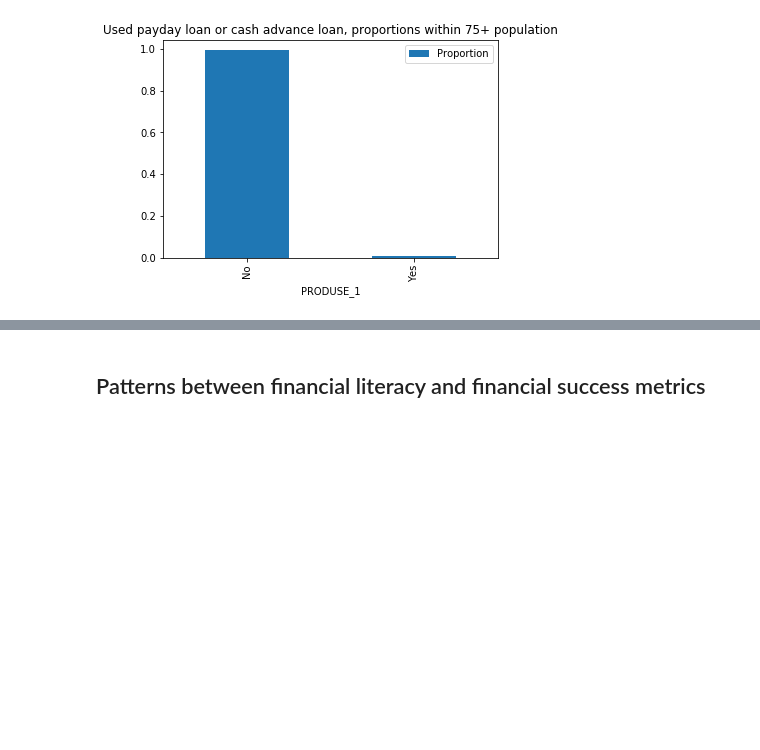
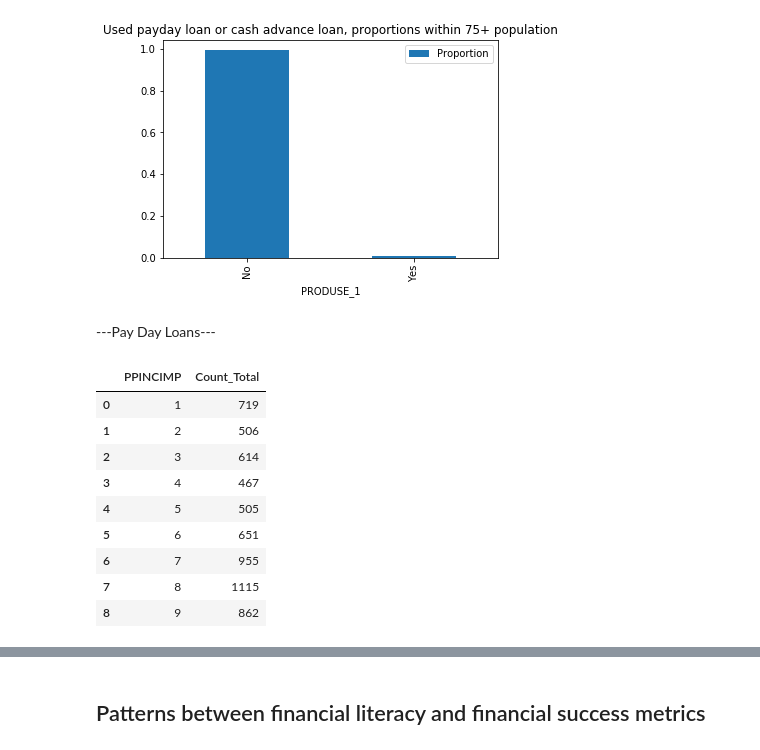
Before and after one commit to ds4a-team85/cohort2020-team-project, a Jupyter notebook: eda/CFPB_EDA.ipynb, the cells around one changed output, grey strips where cells are left out. Saved outputs shown, nothing was run; the diff lists cells and outputs as text; code cells hidden in the pictures; blank space fills up the shorter version.

```diff
--- a/eda/CFPB_EDA.ipynb
+++ b/eda/CFPB_EDA.ipynb
@@ -722,3 +956,19 @@ for g in age_vals:
 [figure]
 [figure]
 [figure]
+# %% [markdown]
+---Pay Day Loans---
+# %%
+income_payday_totals = filtered_df.loc[:,['PUF_ID','PPINCIMP']].groupby(['PPINCIMP']).count().reset_index().rename(columns={'PUF_ID':'Count_Total'})
+income_payday_totals
+# %% [output]
+|  | PPINCIMP | Count_Total |
+| 0 | 1 | 719 |
+| 1 | 2 | 506 |
+| 2 | 3 | 614 |
+| 3 | 4 | 467 |
+| 4 | 5 | 505 |
+| 5 | 6 | 651 |
+| 6 | 7 | 955 |
+| 7 | 8 | 1115 |
+| 8 | 9 | 862 |
```
Also changed, not shown: parts of 6 cells of this notebook.
